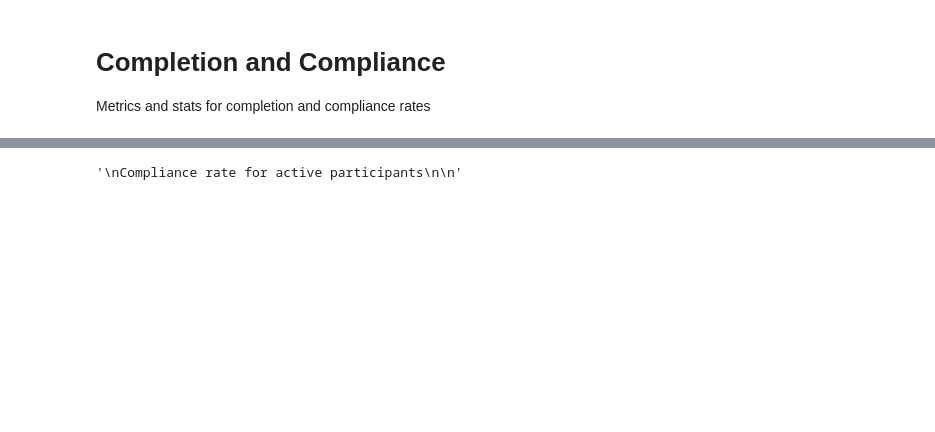
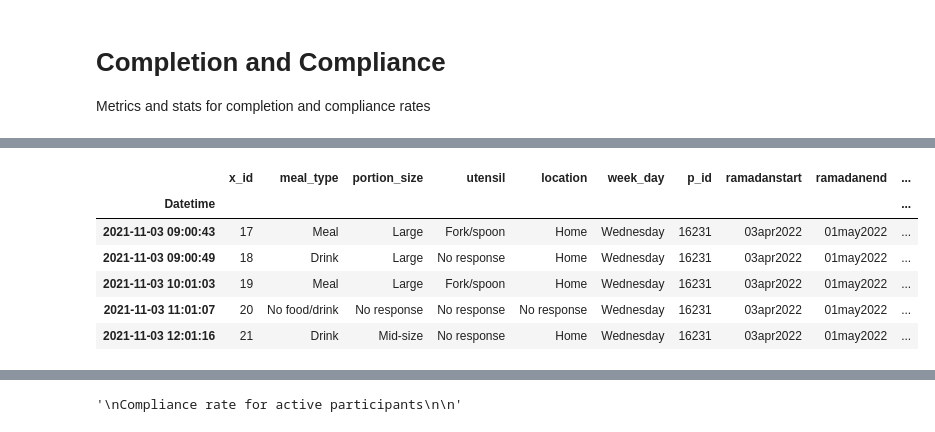
Before and after one commit to JGIBristol/seaco_smartwatch_paper, a Jupyter notebook: quantitative.ipynb, the cells around one changed output, grey strips where cells are left out. Drawn from its saved outputs; the diff is of its cells as text; code cells hidden in the pictures; blank space fills up the shorter version.

```diff
--- a/quantitative.ipynb
+++ b/quantitative.ipynb
@@ -15,0 +15,11 @@ Define a cutoff for meal length
+# %%
+"""
+Read the data
+
+"""
+
+from analysis_utils import clean
+
+meal_info = clean.cleaned_smartwatch(keep_catchups=False, keep_day0=False)
+meal_info.head()
+# %% [output]
@@ -15,0 +43,7 @@ Define a cutoff for meal length
+|  | x_id | meal_type | portion_size | utensil | location | week_day | p_id | ramadanstart | ramadanend | ... |
+| Datetime |  |  |  |  |  |  |  |  |  | ... |
+| 2021-11-03 09:00:43 | 17 | Meal | Large | Fork/spoon | Home | Wednesday | 16231 | 03apr2022 | 01may2022 | ... |
+| 2021-11-03 09:00:49 | 18 | Drink | Large | No response | Home | Wednesday | 16231 | 03apr2022 | 01may2022 | ... |
+| 2021-11-03 10:01:03 | 19 | Meal | Large | Fork/spoon | Home | Wednesday | 16231 | 03apr2022 | 01may2022 | ... |
+| 2021-11-03 11:01:07 | 20 | No food/drink | No response | No response | No response | Wednesday | 16231 | 03apr2022 | 01may2022 | ... |
+| 2021-11-03 12:01:16 | 21 | Drink | Mid-size | No response | Home | Wednesday | 16231 | 03apr2022 | 01may2022 | ... |
```
Also changed, not shown: parts of 10 cells of this notebook.
